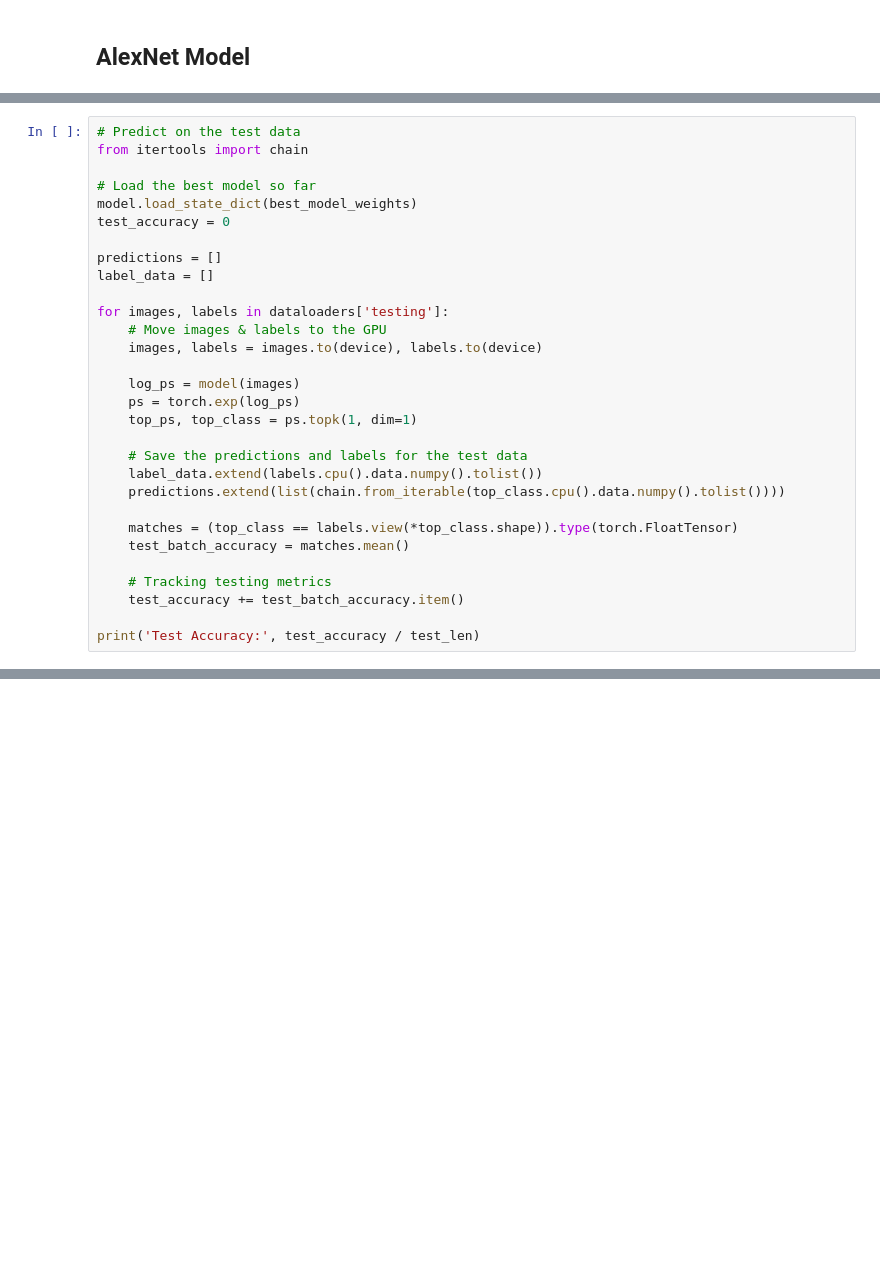
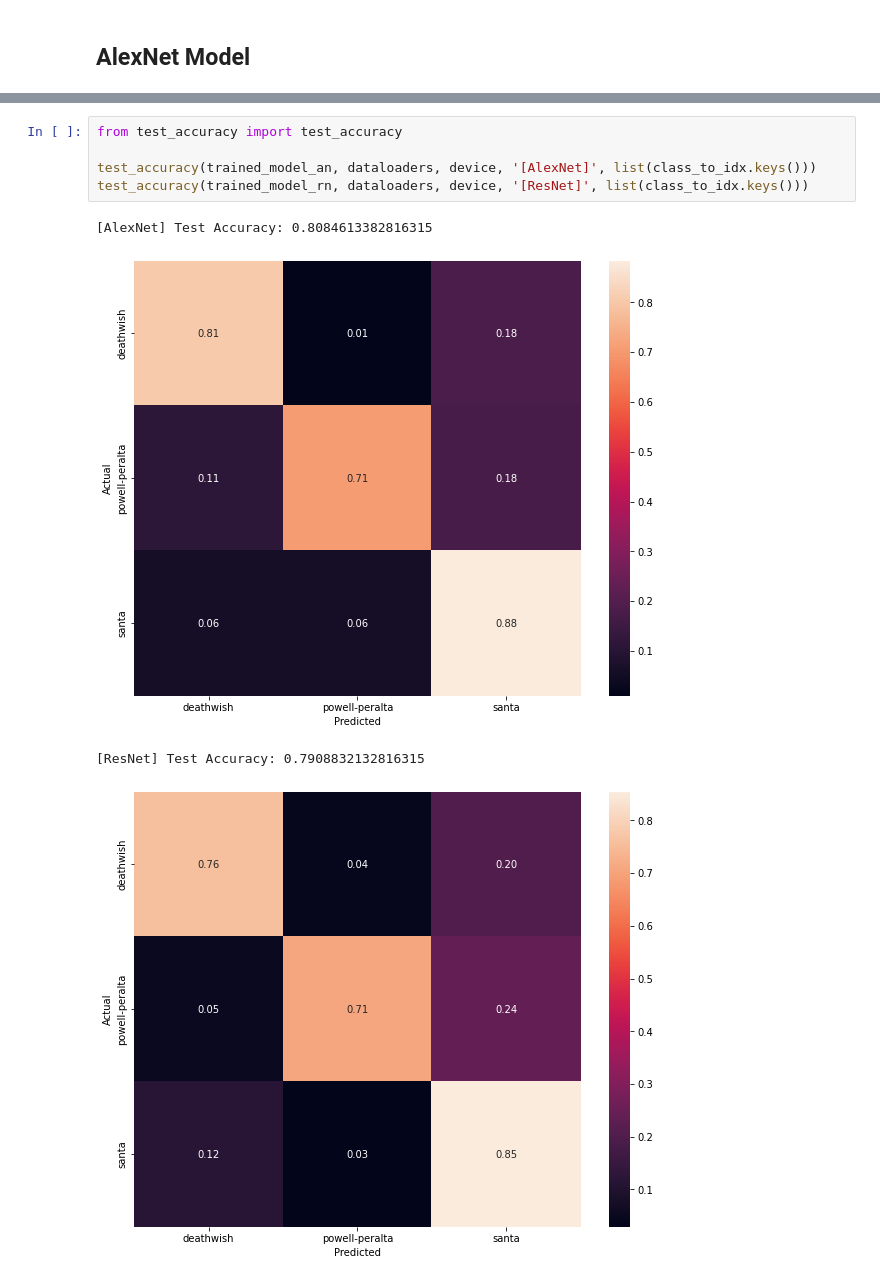
Before and after one commit to CMU-SkAI/SkAI, a Jupyter notebook: skai_alexnet_and_resnet.ipynb, the cells around one changed output, grey strips where cells are left out. Drawn from its saved outputs; the diff is of its cells as text; blank space fills up the shorter version.

```diff
--- a/skai_alexnet_and_resnet.ipynb
+++ b/skai_alexnet_and_resnet.ipynb
@@ -164,30 +118,0 @@ plt.show()
-# %%
-# Predict on the test data
-from itertools import chain
-
-# Load the best model so far
-model.load_state_dict(best_model_weights)
-test_accuracy = 0
-
-predictions = []
-label_data = []
-
-for images, labels in dataloaders['testing']:
-    # Move images & labels to the GPU
-    images, labels = images.to(device), labels.to(device)
-
-    log_ps = model(images)
-    ps = torch.exp(log_ps)
-    top_ps, top_class = ps.topk(1, dim=1)
-
-    # Save the predictions and labels for the test data
-    label_data.extend(labels.cpu().data.numpy().tolist())
-    predictions.extend(list(chain.from_iterable(top_class.cpu().data.numpy().tolist())))
-
-    matches = (top_class == labels.view(*top_class.shape)).type(torch.FloatTensor)
-    test_batch_accuracy = matches.mean()
-
-    # Tracking testing metrics
-    test_accuracy += test_batch_accuracy.item()
-
-print('Test Accuracy:', test_accuracy / test_len)
@@ -247,0 +143,10 @@ normalized confusion matrix
+# %%
+from test_accuracy import test_accuracy
+
+test_accuracy(trained_model_an, dataloaders, device, '[AlexNet]', list(class_to_idx.keys()))
+test_accuracy(trained_model_rn, dataloaders, device, '[ResNet]', list(class_to_idx.keys()))
+# %% [output]
+[AlexNet] Test Accuracy: 0.8084613382816315
+[figure, added]
+[ResNet] Test Accuracy: 0.7908832132816315
+[figure, added]
```
Also changed, not shown: parts of 18 cells of this notebook, 9 other files.
